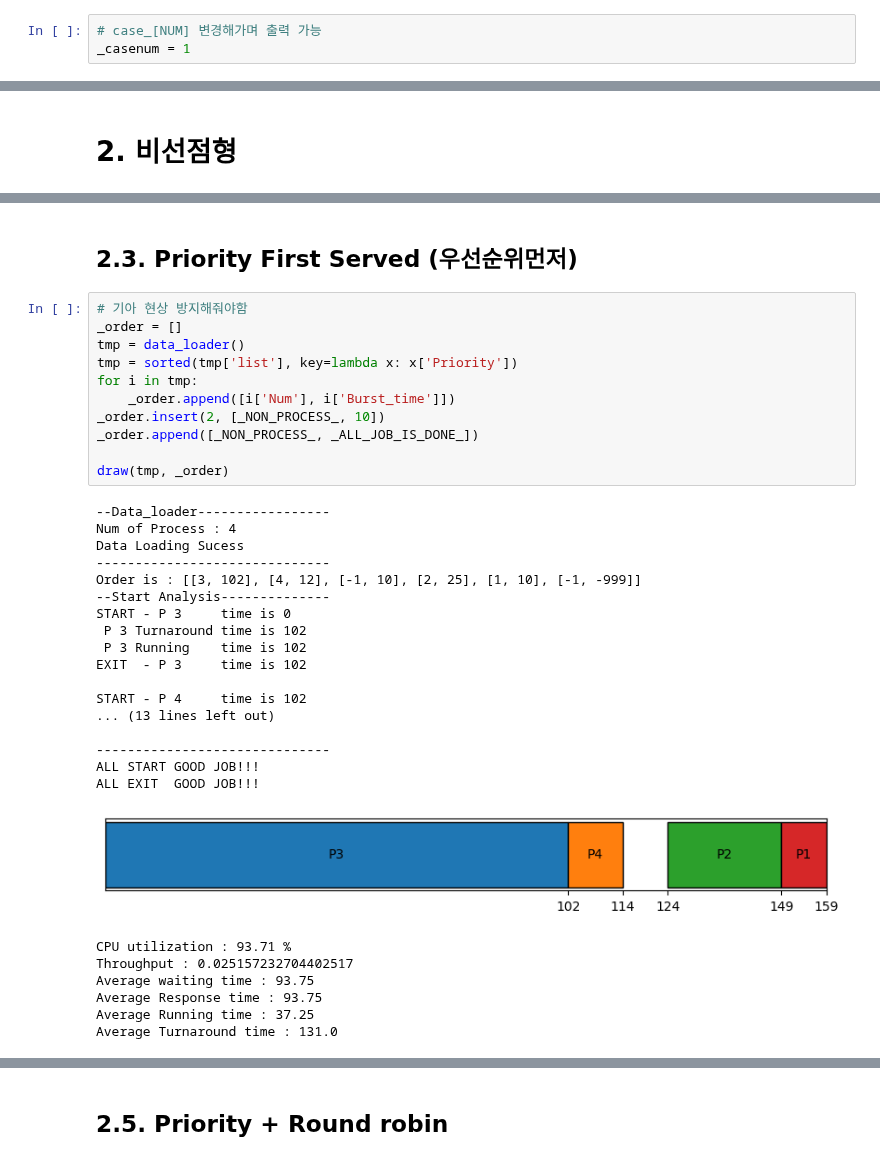
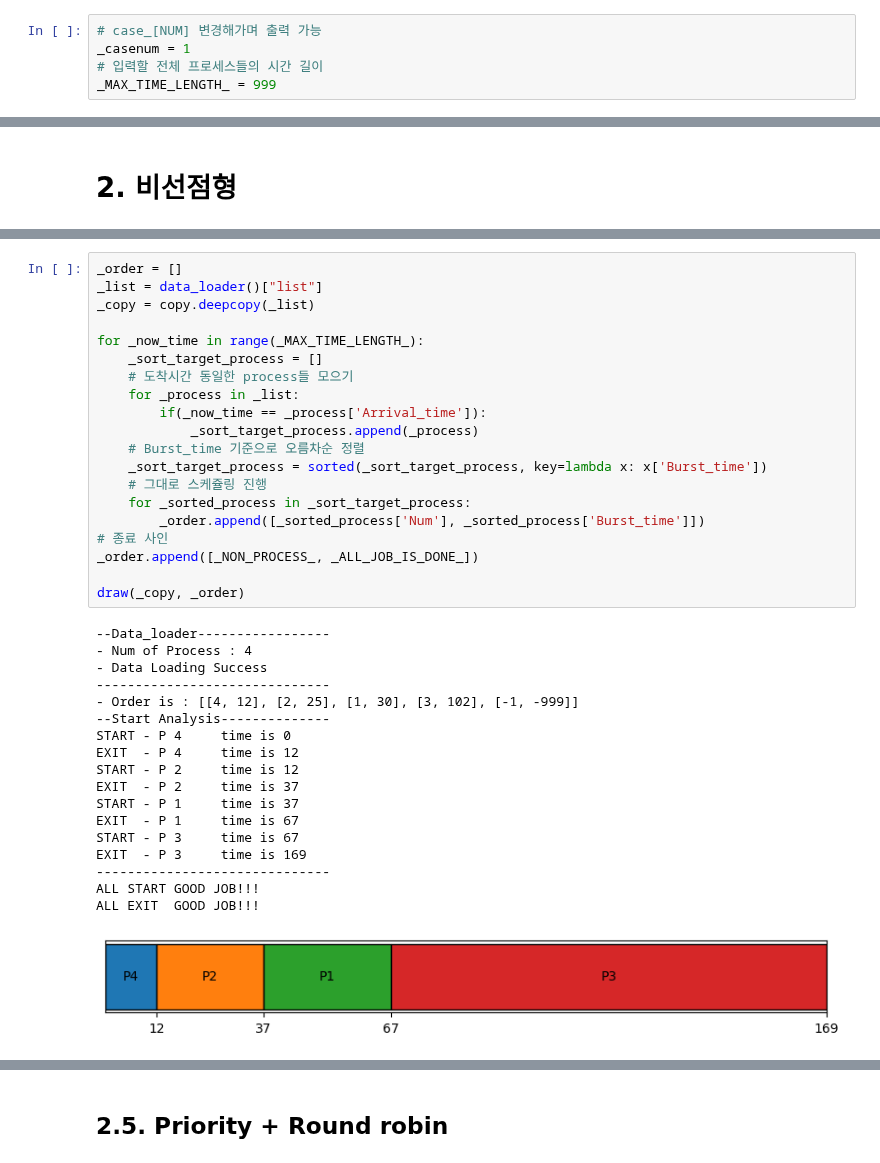
Before and after one commit to jiho264/2023os, a Jupyter notebook: homework01/homework01.ipynb, the cells around one changed output, grey strips where cells are left out. Cells and saved outputs as stored; diff of their text form.

```diff
--- a/homework01/homework01.ipynb
+++ b/homework01/homework01.ipynb
@@ -36,6 +36,8 @@ MarkDown 문서로 설명과 해설 그리고 주석이 포함된 주피터노
 # %%
 # case_[NUM] 변경해가며 출력 가능
 _casenum = 1
+# 입력할 전체 프로세스들의 시간 길이
+_MAX_TIME_LENGTH_ = 999
 # %%
 import json
 import matplotlib.pyplot as plt
@@ -248,38 +210,39 @@ Average Turnaround time : 82.75
-# %% [markdown]
-## 2.3. Priority First Served (우선순위먼저)
-# %%
-# 기아 현상 방지해줘야함
-_order = []
-tmp = data_loader()
-tmp = sorted(tmp['list'], key=lambda x: x['Priority'])
-for i in tmp:
-    _order.append([i['Num'], i['Burst_time']])
-_order.insert(2, [_NON_PROCESS_, 10])
-_order.append([_NON_PROCESS_, _ALL_JOB_IS_DONE_])
-
-draw(tmp, _order)
-# %% [output]
---Data_loader-----------------
-Num of Process : 4
-Data Loading Sucess
-------------------------------
-Order is : [[3, 102], [4, 12], [-1, 10], [2, 25], [1, 10], [-1, -999]]
---Start Analysis--------------
-START - P 3     time is 0
- P 3 Turnaround time is 102
- P 3 Running    time is 102
-EXIT  - P 3     time is 102
-
-START - P 4     time is 102
-... (13 lines left out)
-
-------------------------------
-ALL START GOOD JOB!!!
-ALL EXIT  GOOD JOB!!!
-[figure, removed]
-CPU utilization : 93.71 %
-Throughput : 0.025157232704402517
-Average waiting time : 93.75
-Average Response time : 93.75
-Average Running time : 37.25
-Average Turnaround time : 131.0
+# %%
+_order = []
+_list = data_loader()["list"]
+_copy = copy.deepcopy(_list)
+
+for _now_time in range(_MAX_TIME_LENGTH_):
+    _sort_target_process = []
+    # 도착시간 동일한 process들 모으기
+    for _process in _list:
+        if(_now_time == _process['Arrival_time']):
+            _sort_target_process.append(_process)
+    # Burst_time 기준으로 오름차순 정렬
+    _sort_target_process = sorted(_sort_target_process, key=lambda x: x['Burst_time'])
+    # 그대로 스케쥴링 진행
+    for _sorted_process in _sort_target_process:
+        _order.append([_sorted_process['Num'], _sorted_process['Burst_time']])
+# 종료 사인
+_order.append([_NON_PROCESS_, _ALL_JOB_IS_DONE_])
+
+draw(_copy, _order)
+# %% [output]
+--Data_loader-----------------
+- Num of Process : 4
+- Data Loading Success
+------------------------------
+- Order is : [[4, 12], [2, 25], [1, 30], [3, 102], [-1, -999]]
+--Start Analysis--------------
+START - P 4     time is 0
+EXIT  - P 4     time is 12
+START - P 2     time is 12
+EXIT  - P 2     time is 37
+START - P 1     time is 37
+EXIT  - P 1     time is 67
+START - P 3     time is 67
+EXIT  - P 3     time is 169
+------------------------------
+ALL START GOOD JOB!!!
+ALL EXIT  GOOD JOB!!!
+[figure, added]
```
Also changed, not shown: parts of 14 cells of this notebook, 1 other file.
